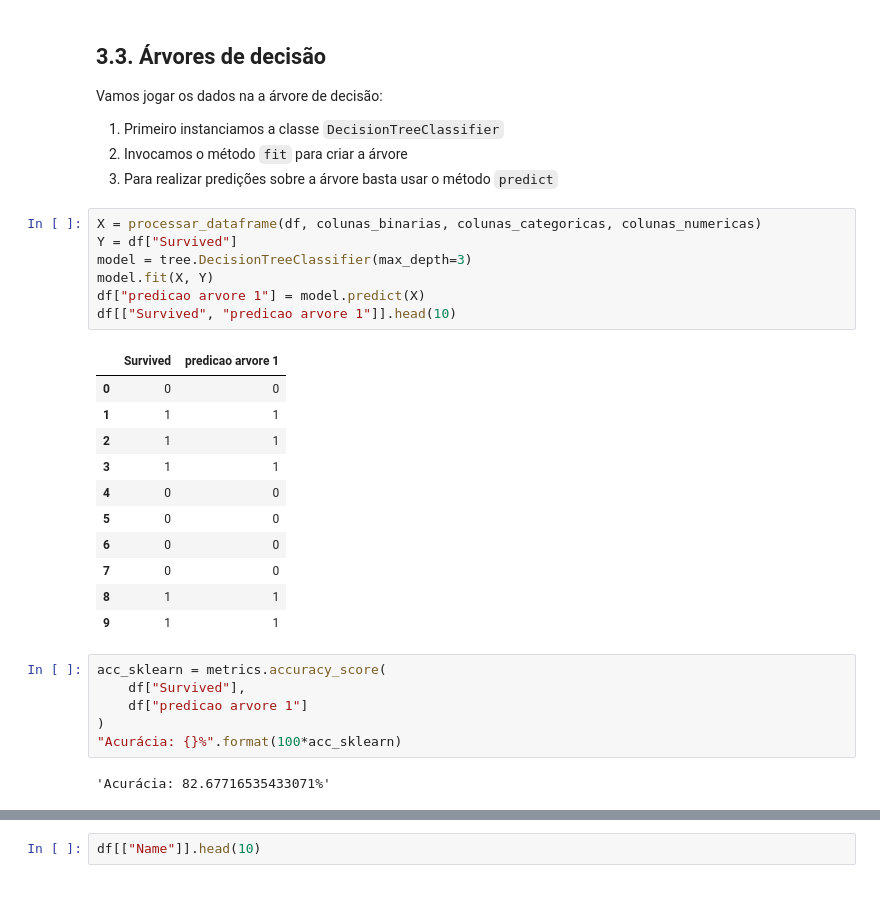
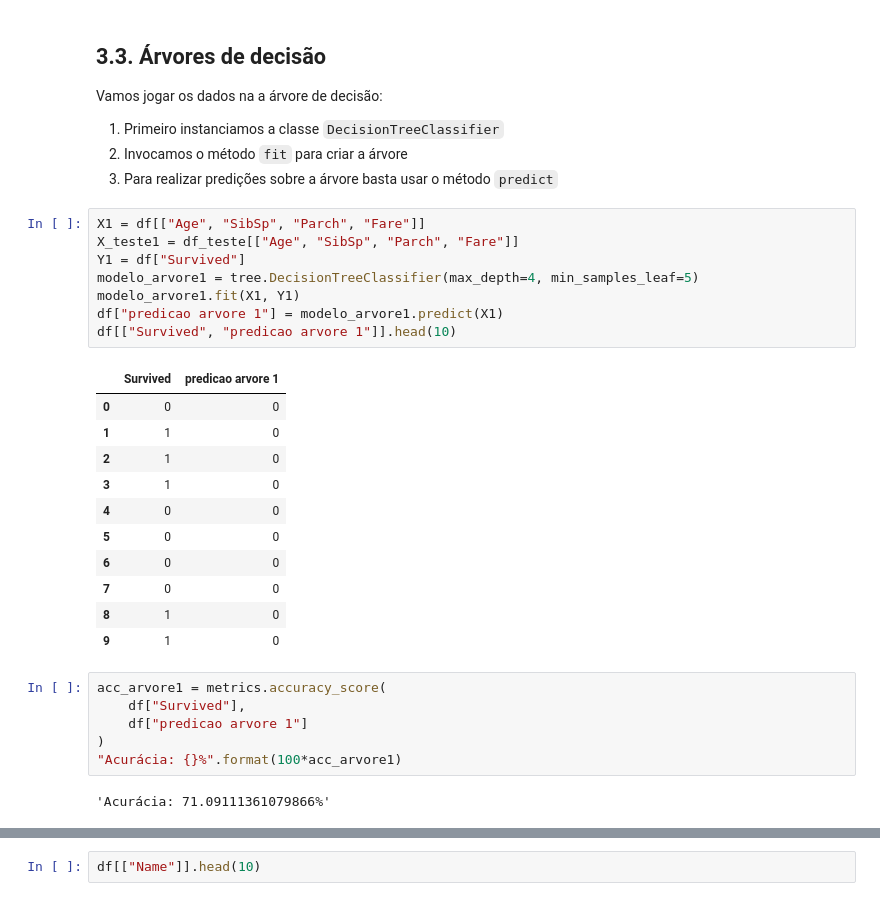
Before and after one commit to camilomenucheli/engenharia-de-features-com-pandas, a Jupyter notebook: Engenharia de Features com Pandas.ipynb, the cells around one changed output, grey strips where cells are left out. Drawn from its saved outputs; the diff is of its cells as text.

```diff
--- a/Engenharia de Features com Pandas.ipynb
+++ b/Engenharia de Features com Pandas.ipynb
@@ -925,29 +918,30 @@ Vamos jogar os dados na a árvore de decisão:
 2. Invocamos o método `fit` para criar a árvore
 3. Para realizar predições sobre a árvore basta usar o método `predict`
 # %%
-X = processar_dataframe(df, colunas_binarias, colunas_categoricas, colunas_numericas)
-Y = df["Survived"]
-model = tree.DecisionTreeClassifier(max_depth=3)
-model.fit(X, Y)
-df["predicao arvore 1"] = model.predict(X)
+X1 = df[["Age", "SibSp", "Parch", "Fare"]]
+X_teste1 = df_teste[["Age", "SibSp", "Parch", "Fare"]]
+Y1 = df["Survived"]
+modelo_arvore1 = tree.DecisionTreeClassifier(max_depth=4, min_samples_leaf=5)
+modelo_arvore1.fit(X1, Y1)
+df["predicao arvore 1"] = modelo_arvore1.predict(X1)
 df[["Survived", "predicao arvore 1"]].head(10)
 # %% [output]
 |  | Survived | predicao arvore 1 |
 | 0 | 0 | 0 |
-| 1 | 1 | 1 |
-| 2 | 1 | 1 |
-| 3 | 1 | 1 |
+| 1 | 1 | 0 |
+| 2 | 1 | 0 |
+| 3 | 1 | 0 |
 | 4 | 0 | 0 |
 | 5 | 0 | 0 |
 | 6 | 0 | 0 |
 | 7 | 0 | 0 |
-| 8 | 1 | 1 |
-| 9 | 1 | 1 |
+| 8 | 1 | 0 |
+| 9 | 1 | 0 |
 # %%
-acc_sklearn = metrics.accuracy_score(
+acc_arvore1 = metrics.accuracy_score(
     df["Survived"],
     df["predicao arvore 1"]
 )
-"Acurácia: {}%".format(100*acc_sklearn)
+"Acurácia: {}%".format(100*acc_arvore1)
 # %% [output]
-'Acurácia: 82.67716535433071%'
+'Acurácia: 71.09111361079866%'
```
Also changed, not shown: parts of 59 cells of this notebook, 7 other files.
